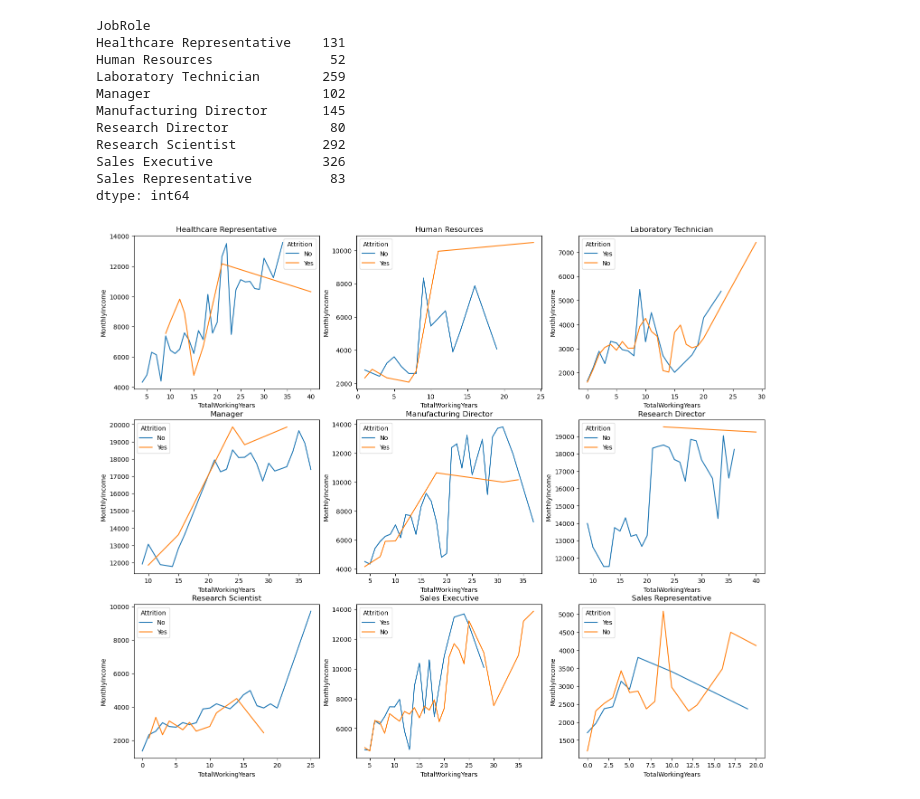
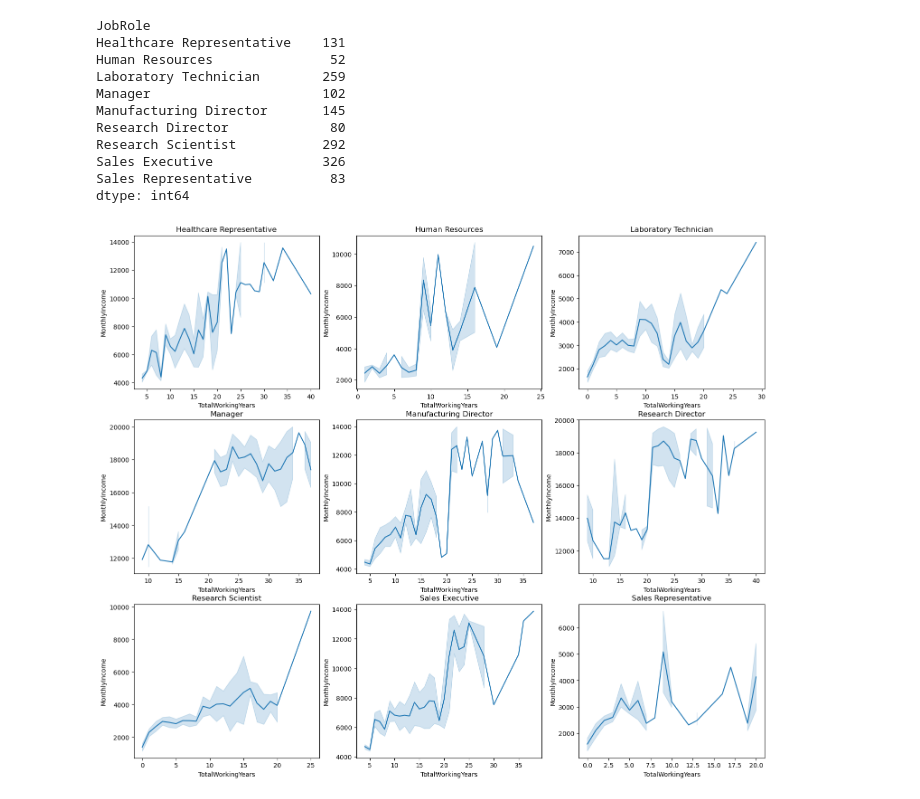
Before and after one commit to HuyHCMUS/DataVisualize-1, a Jupyter notebook: Hoang.ipynb, the cells around one changed output. Saved outputs shown, nothing was run; the diff lists cells and outputs as text; code cells hidden in the pictures.

```diff
--- a/Hoang.ipynb
+++ b/Hoang.ipynb
@@ -38,5 +49,5 @@ Text(0.5, 1.0, 'Biểu đồ quan hệ giữa thu nhập và số năm kinh nghi
 # %%
-roles = data_df.groupby('JobRole').size()
+roles = data.groupby('JobRole').size()
 roles
 # %% [output]
 JobRole
@@ -53,13 +64,14 @@ dtype: int64
 # %%
 def data_df_job(data, job):
     return data[data['JobRole'] == job]
-# %%
-fig, axs = plt.subplots(3, 3, figsize=(18, 5*3))
-axs = axs.flatten()
-for i, role in enumerate(roles.index):
-    role_df = data_df_job(data_df, role)
-    sns.lineplot(data = role_df, x = "TotalWorkingYears", y = "MonthlyIncome", estimator=np.mean,
-                 hue="Attrition", errorbar=('ci', 0), ax = axs[i])
-    axs[i].set_title(role)
-# %% [output]
-[figure, removed]
+# %%
+fig, axs = plt.subplots(3, 3, figsize=(18, 5*3))
+axs = axs.flatten()
+for i, role in enumerate(roles.index):
+    role_df = data_df_job(data_df, role)
+    sns.lineplot(data = role_df, x = "TotalWorkingYears", y = "MonthlyIncome", estimator=np.mean,
+                 ax = axs[i])
+    axs[i].set_title(role)
+plt.show()
+# %% [output]
+[figure, added]
```
Also changed, not shown: parts of 13 cells of this notebook.
